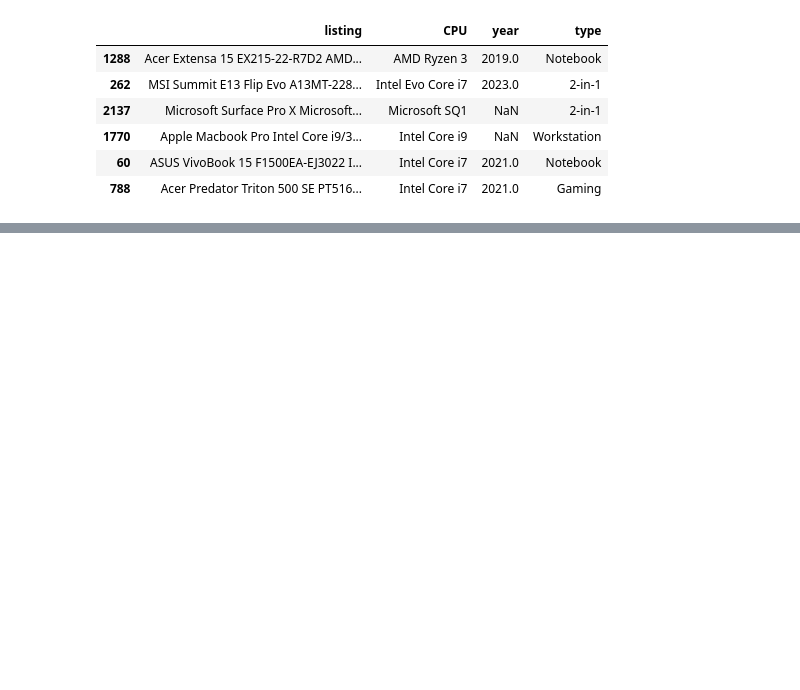
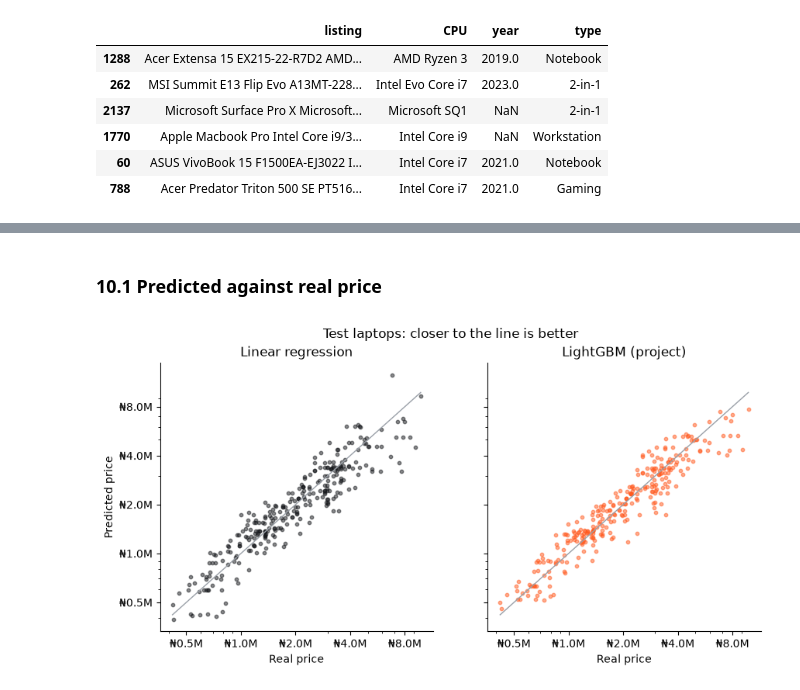
Before and after one commit to iamelio/used-laptop-price-estimator, a Jupyter notebook: notebooks/laptop_price_model.ipynb, the cells around one changed output, grey strips where cells are left out. Drawn from its saved outputs; the diff is of its cells as text; code cells hidden in the pictures; blank space fills up the shorter version.

```diff
--- a/notebooks/laptop_price_model.ipynb
+++ b/notebooks/laptop_price_model.ipynb
@@ -412,11 +268,0 @@ pd.DataFrame({"Linear regression": scores(y, baseline_pred), "LightGBM": scores(
-# %%
-fig, axes = plt.subplots(1, 2, figsize=(10, 4.5), sharex=True, sharey=True)
-for ax, (name, predicted, colour) in zip(axes, [("Linear regression", baseline_pred, INK), ("LightGBM", model_pred, ORANGE)]):
-    ax.scatter(y, predicted, s=10, alpha=0.5, color=colour)
-    ax.plot([y.min(), y.max()], [y.min(), y.max()], color="grey", linewidth=1)
-    ax.set(title=name, xscale="log", yscale="log", xlabel="Real price")
-    ax.xaxis.set_major_formatter(millions)
-    ax.yaxis.set_major_formatter(millions)
-axes[0].set_ylabel("Predicted price")
-fig.suptitle("Predicted against real price on test laptops (closer to the line is better)")
-plt.show()
@@ -490,0 +474,19 @@ plt.show()
+# %% [markdown]
+### 10.1 Predicted against real price
+# %%
+fig, axes = plt.subplots(1, 2, figsize=(10, 4.5), sharex=True, sharey=True)
+for ax, (name, colour) in zip(axes, [("Linear regression", INK), (best_name, ORANGE)]):
+    ax.scatter(y_test, predictions[name], s=10, alpha=0.5, color=colour)
+    ax.plot([y_test.min(), y_test.max()], [y_test.min(), y_test.max()], color=GREY, linewidth=1)
+    ax.set(title=name, xscale="log", yscale="log", xlabel="Real price")
+    ax.set_xticks(PRICE_TICKS)
+    ax.set_yticks(PRICE_TICKS)
+    ax.xaxis.set_major_formatter(millions)
+    ax.yaxis.set_major_formatter(millions)
+    ax.xaxis.set_minor_formatter(plt.NullFormatter())
+    ax.yaxis.set_minor_formatter(plt.NullFormatter())
+axes[0].set_ylabel("Predicted price")
+fig.suptitle("Test laptops: closer to the line is better")
+plt.show()
+# %% [output]
+[figure, added]
```
Also changed, not shown: parts of 78 cells of this notebook.
